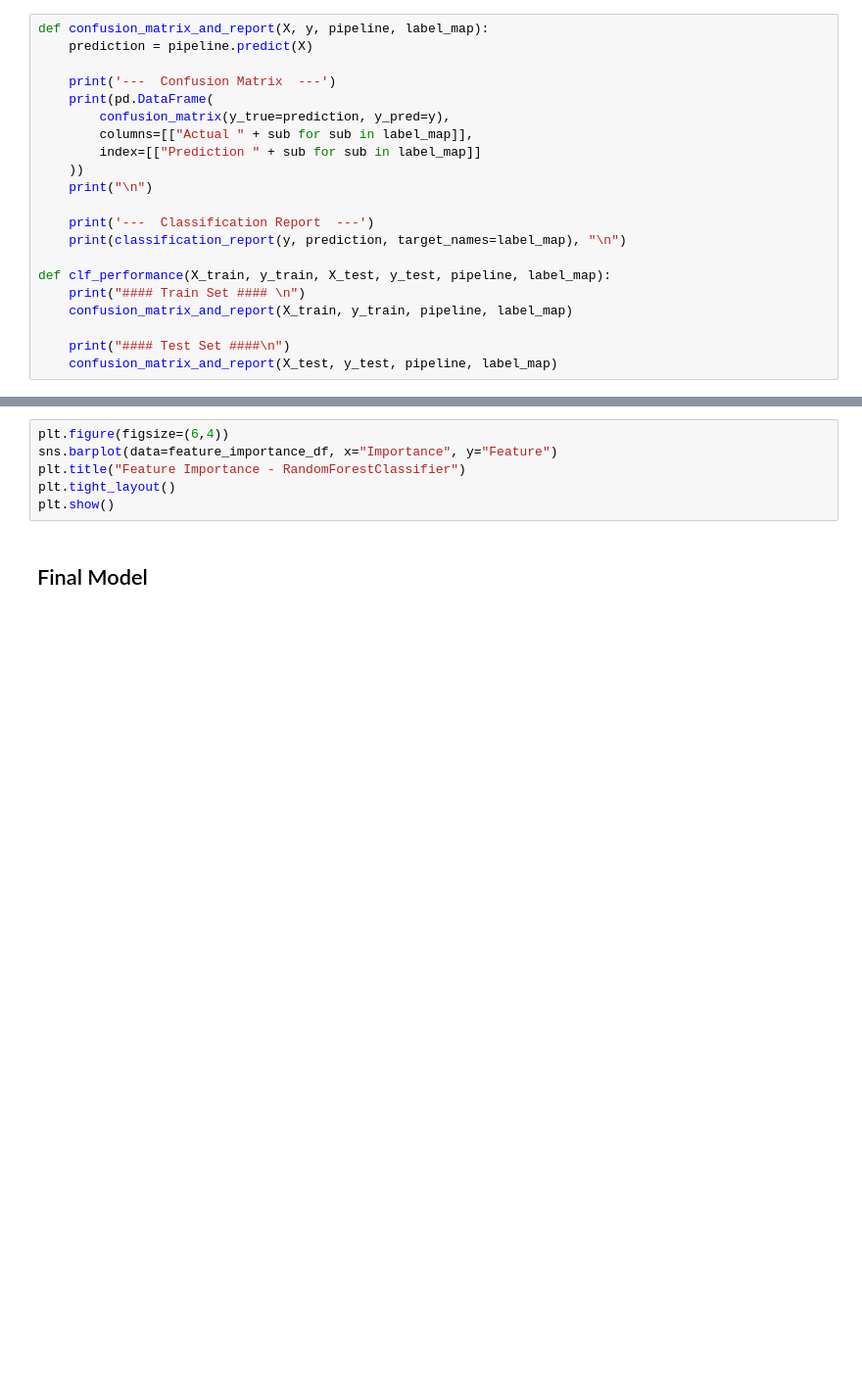
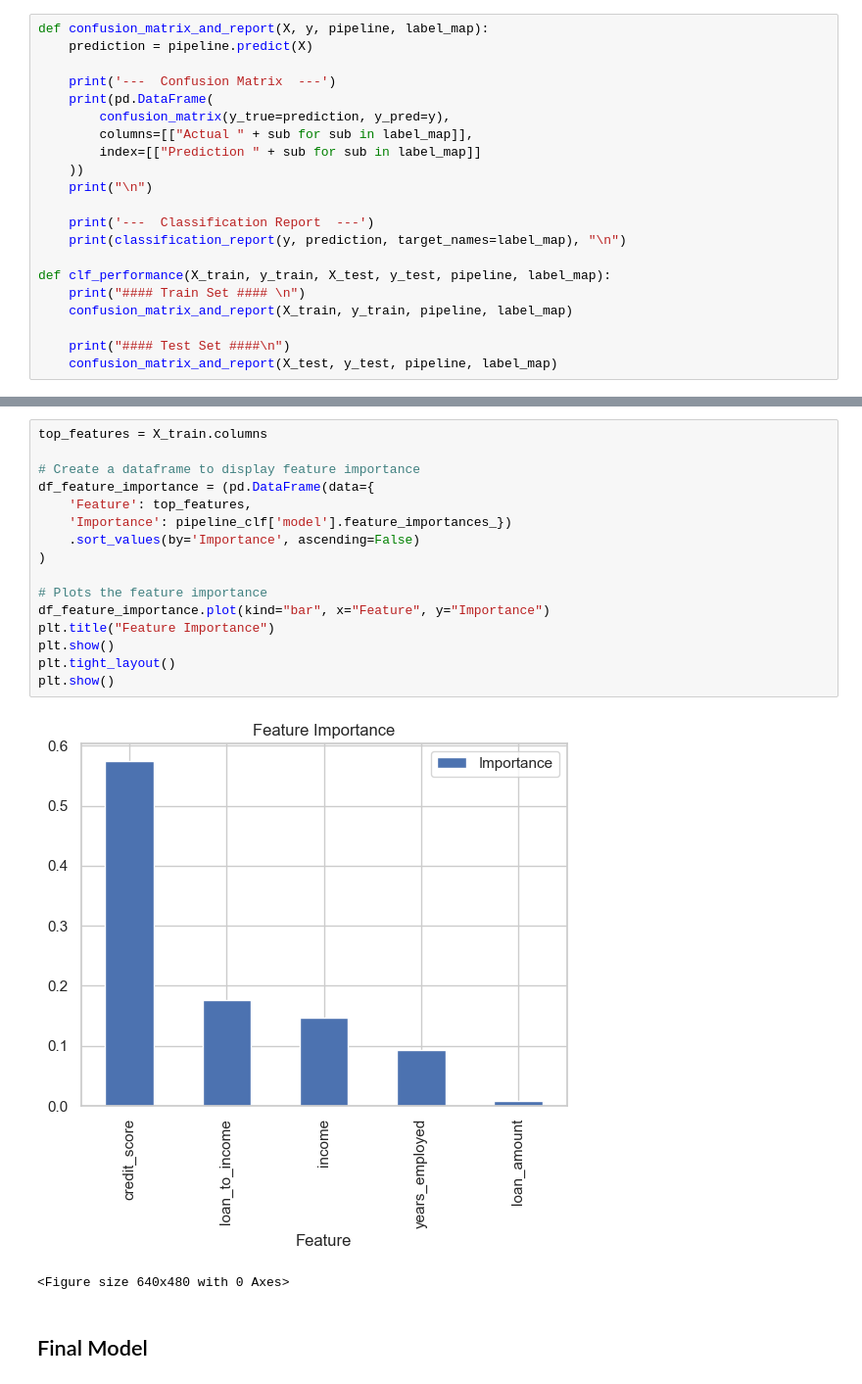
Before and after one commit to DavidRC-Projects/Approval_Predict, a Jupyter notebook: jupyter_notebooks/06 - Final Model and Evaluation.ipynb, the cells around one changed output, grey strips where cells are left out. Shown at 98% size. Drawn from its saved outputs; the diff is of its cells as text; blank space fills up the shorter version.

```diff
--- a/jupyter_notebooks/06 - Final Model and Evaluation.ipynb
+++ b/jupyter_notebooks/06 - Final Model and Evaluation.ipynb
@@ -271,9 +359,22 @@ clf_performance(
 # %%
-plt.figure(figsize=(6,4))
-sns.barplot(data=feature_importance_df, x="Importance", y="Feature")
-plt.title("Feature Importance - RandomForestClassifier")
+top_features = X_train.columns
+
+# Create a dataframe to display feature importance
+df_feature_importance = (pd.DataFrame(data={
+    'Feature': top_features,
+    'Importance': pipeline_clf['model'].feature_importances_})
+    .sort_values(by='Importance', ascending=False)
+)
+
+# Plots the feature importance
+df_feature_importance.plot(kind="bar", x="Feature", y="Importance")
+plt.title("Feature Importance")
+plt.show()
 plt.tight_layout()
 plt.show()
+# %% [output]
+[figure, added]
+<Figure size 640x480 with 0 Axes>
 # %% [markdown]
 ## Final Model
 # %% [markdown]
```
Also changed, not shown: parts of 22 cells of this notebook, 6 other files.
